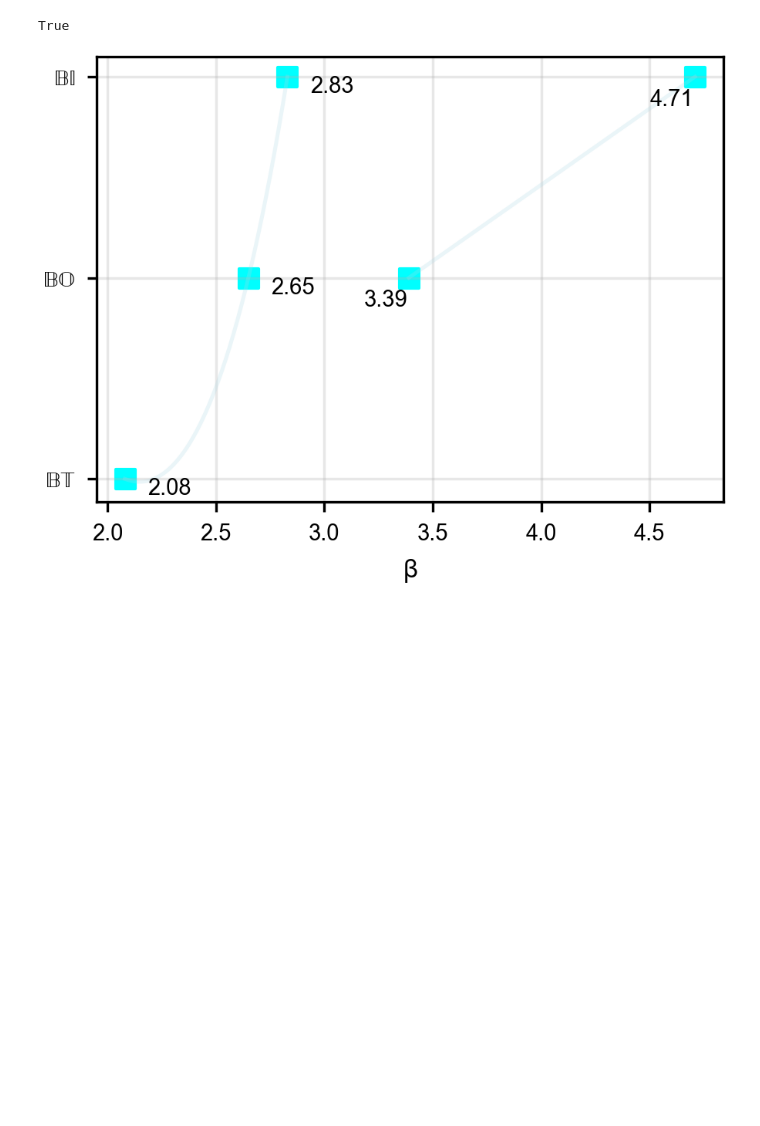
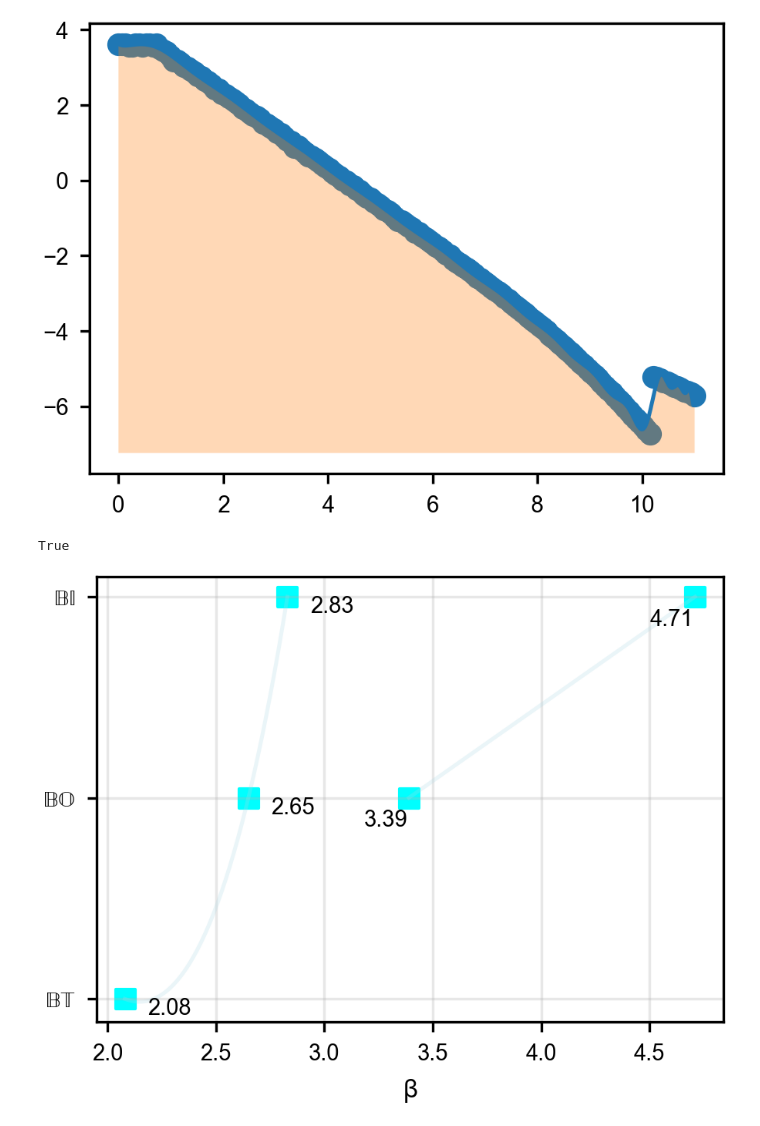
Before and after one commit to clemo1234/MFT_Calcs, a Jupyter notebook: Results_Analysis.ipynb, the cells around one changed output. Drawn from its saved outputs; the diff is of its cells as text; code cells hidden in the pictures; blank space fills up the shorter version.

```diff
--- a/Results_Analysis.ipynb
+++ b/Results_Analysis.ipynb
@@ -161,3 +339,54 @@ plt.xlim(0,4.1)
+# %%
+import numpy as np
+import matplotlib.pyplot as plt
+
+def scatter_with_poly_shading(x, y, degree=5, shade='above'):
+    """
+    Scatter plot with polynomial trendline and shaded region.
+
+    Parameters
+    ----------
+    x : array-like
+    y : array-like
+    degree : int
+        Polynomial degree for fitting
+    shade : str
+        'above' or 'below'
+    """
+
+    x = np.asarray(x)
+    y = np.asarray(y)
+
+    fig, ax = plt.subplots()
+
+    # scatter
+    ax.scatter(x, y)
+
+    # polynomial fit
+    coeffs = np.polyfit(x, y, degree)
+    poly = np.poly1d(coeffs)
+
+    # dense grid for smooth curve
+    x_dense = np.linspace(x.min(), x.max(), 1000)
+    y_curve = poly(x_dense)
+
+    # plot curve
+    ax.plot(x_dense, y_curve)
+
+    # get axis limits
+    ymin, ymax = ax.get_ylim()
+
+    # shading
+    if shade == 'above':
+        ax.fill_between(x_dense, y_curve, ymax, where=ymax >= y_curve, alpha=0.3)
+    elif shade == 'below':
+        ax.fill_between(x_dense, ymin, y_curve, where=y_curve >= ymin, alpha=0.3)
+
+    plt.show()
+
+scatter_with_poly_shading(betas, c1, degree=100,shade = "below")
+# %% [output]
+[figure, added]
 # %%
 test = np.array([1.2,1,1])
 
```
Also changed, not shown: parts of 3 cells of this notebook, 44 other files.
